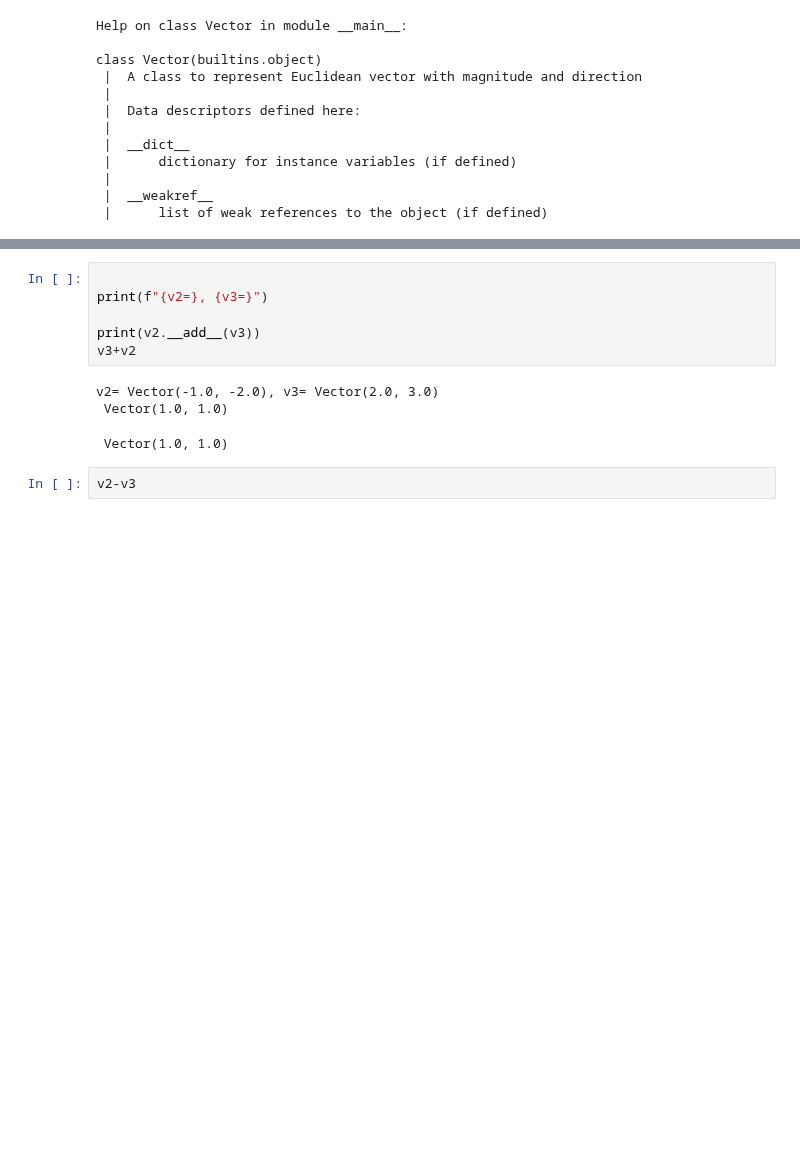
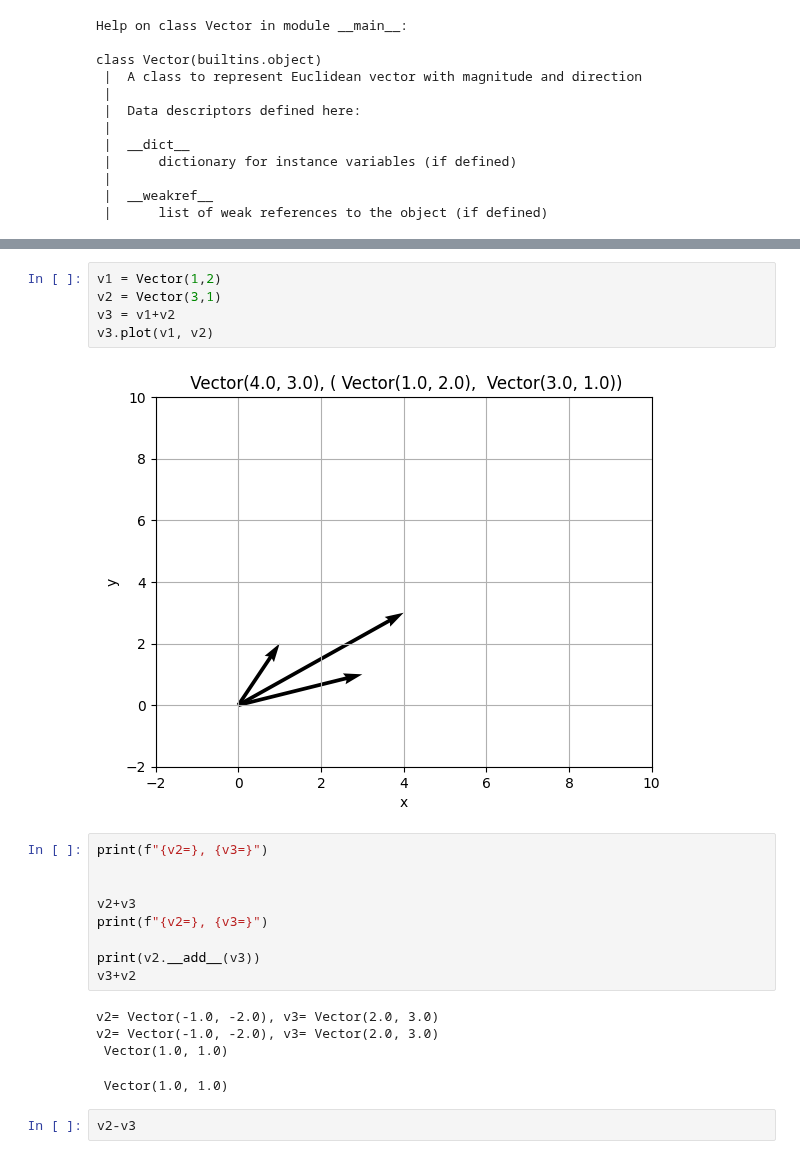
Before and after one commit to VineelaNedunuri/Python-vineela-nedunuri, a Jupyter notebook: code-alongs/Lec12-OOP_pol.ipynb, the cells around one changed output, grey strips where cells are left out. Saved outputs shown, nothing was run; the diff lists cells and outputs as text; blank space fills up the shorter version.

```diff
--- a/code-alongs/Lec12-OOP_pol.ipynb
+++ b/code-alongs/Lec12-OOP_pol.ipynb
@@ -219,10 +282,21 @@ v2= Vector(-1.0, -2.0), v3= Vector(2.0, 3.0)
+# %%
+v1 = Vector(1,2)
+v2 = Vector(3,1)
+v3 = v1+v2
+v3.plot(v1, v2)
+# %% [output]
+[figure, added]
 # %%
+print(f"{v2=}, {v3=}")
 
+
+v2+v3
 print(f"{v2=}, {v3=}")
 
 print(v2.__add__(v3))
 v3+v2
 # %% [output]
+v2= Vector(-1.0, -2.0), v3= Vector(2.0, 3.0)
 v2= Vector(-1.0, -2.0), v3= Vector(2.0, 3.0)
  Vector(1.0, 1.0)
  Vector(1.0, 1.0)
```
Also changed, not shown: parts of 6 cells of this notebook.
